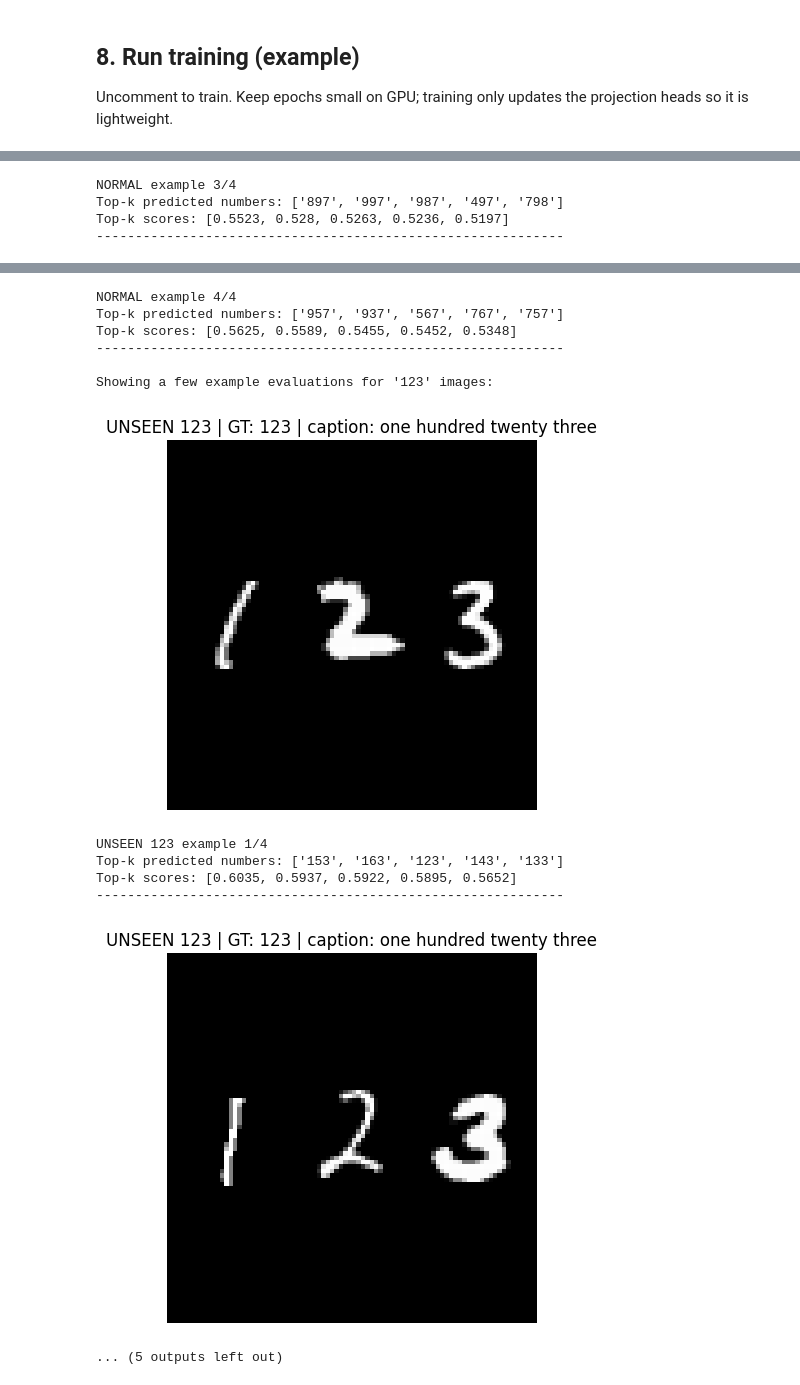
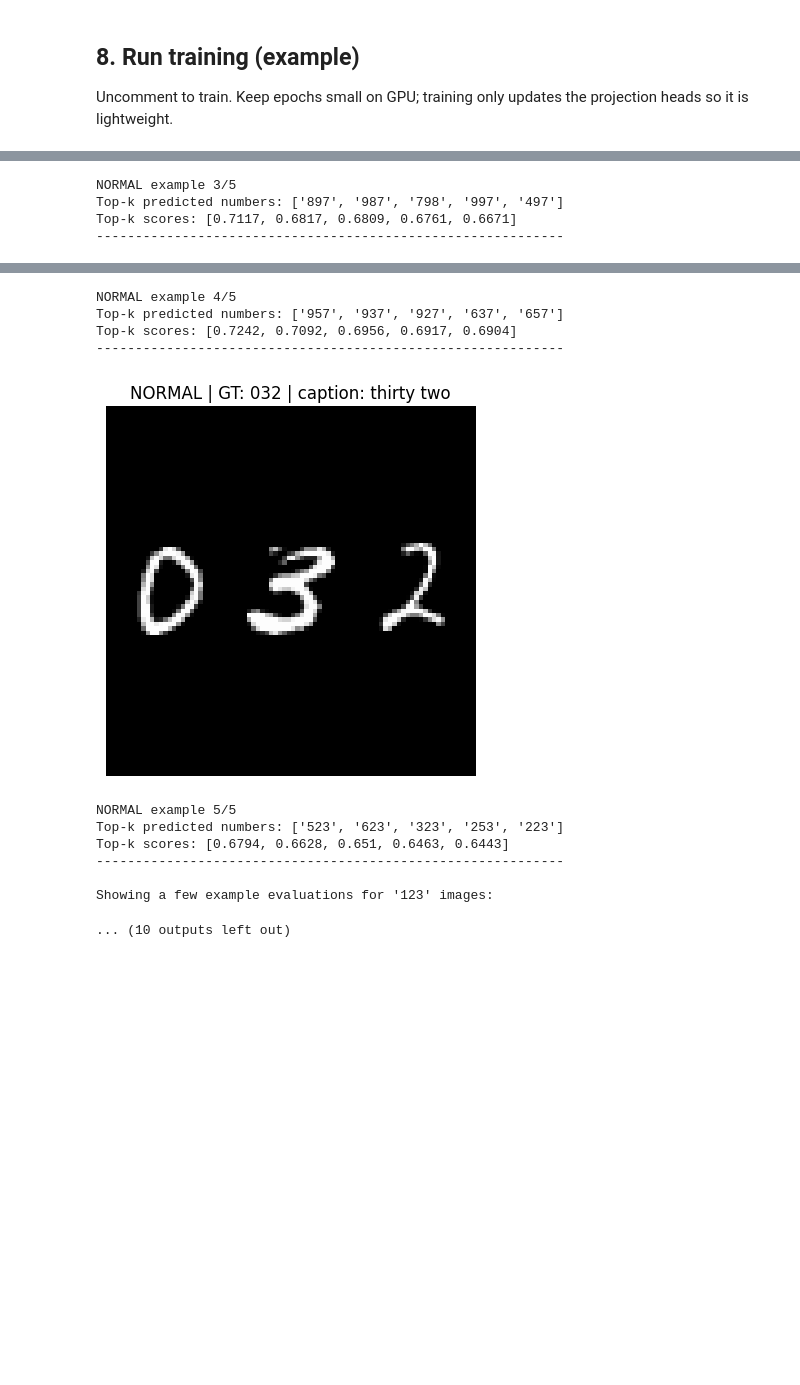
Before and after one commit to kkKaan/ceng501-deep-learning, a Jupyter notebook: hw3/hw3_colab.ipynb, the cells around one changed output, grey strips where cells are left out. Saved outputs shown, nothing was run; the diff lists cells and outputs as text; code cells hidden in the pictures; blank space fills up the shorter version.

```diff
--- a/hw3/hw3_colab.ipynb
+++ b/hw3/hw3_colab.ipynb
@@ -128,7 +128,7 @@ class ConcatMNIST(Dataset):
 ## 2. Dataloaders
 Configure training/validation lengths and batch sizes. Validation includes all numbers (123 too). Adjust lengths if you want larger experiments.
 # %%
-BATCH_SIZE = 256
+BATCH_SIZE = 64
 TRAIN_SAMPLES = 100000
 VAL_SAMPLES = 1000
 
@@ -194,7 +194,7 @@ class SigLipModel(nn.Module):
         # SigLIP learnable temperature and bias parameters, not explicitly mentioned in the pdf,
         # but I think we need to learn them as they are in the equation and what we saw
         self.t_prime = nn.Parameter(torch.tensor(math.log(10)))
-        self.bias = nn.Parameter(torch.tensor(10))  # negative bias helps early training
+        self.bias = nn.Parameter(torch.tensor(-10.0))  # negative bias helps early training
 
     ### a different way that I saw on the internet, seemed not working, I just used simpler one
     # def _preprocess_84_to_224(self, x84: torch.Tensor) -> torch.Tensor:
@@ -447,7 +447,7 @@ caption_embeds = caption_embeds.to(DEVICE)
 # Evaluate on normal test set (>=1000) against ALL 1000 captions (000..999)
 val_metrics = evaluate_dataset(model, val_loader, numbers, caption_embeds)
 
-# Evaluate on "123" images (unseen during training) against ALL 1000 captions
+# Evaluate on "123" images (unseen during training) against all 1000 captions
 metrics_123 = evaluate_123(model, numbers, caption_embeds, samples=VAL_SAMPLES)
 
 print("\n" + "=" * 60)
@@ -479,11 +479,11 @@ def show_examples_from_dataset(ds, title_prefix: str, n: int = 4, k: int = 5):
         print("-" * 60)
 
 print("\nShowing a few example evaluations from the NORMAL test set:")
-show_examples_from_dataset(val_ds, title_prefix="NORMAL", n=4, k=5)
+show_examples_from_dataset(val_ds, title_prefix="NORMAL", n=5, k=5)
 
-# Build a dataset for 123 examples (random MNIST instances) and show some predictions
+# Build a dataset for 123 examples (random concatanated MNIST instances) and show some predictions
 ds_123_examples = ConcatMNIST("data", split="test", length=50, exclude_123=False, force_number="123")
 
 print("\nShowing a few example evaluations for '123' images:")
-show_examples_from_dataset(ds_123_examples, title_prefix="UNSEEN 123", n=4, k=5)
+show_examples_from_dataset(ds_123_examples, title_prefix="UNSEEN 123", n=5, k=5)
 # %% [output]
@@ -517,20 +522,19 @@ Top-k scores: [0.5063, 0.4785, 0.4686, 0.467, 0.4653]
 [figure]
-NORMAL example 3/4
-Top-k predicted numbers: ['897', '997', '987', '497', '798']
-Top-k scores: [0.5523, 0.528, 0.5263, 0.5236, 0.5197]
-------------------------------------------------------------
+NORMAL example 3/5
+Top-k predicted numbers: ['897', '987', '798', '997', '497']
+Top-k scores: [0.7117, 0.6817, 0.6809, 0.6761, 0.6671]
+------------------------------------------------------------
 [figure]
-NORMAL example 4/4
-Top-k predicted numbers: ['957', '937', '567', '767', '757']
-Top-k scores: [0.5625, 0.5589, 0.5455, 0.5452, 0.5348]
-------------------------------------------------------------
-
-Showing a few example evaluations for '123' images:
+NORMAL example 4/5
+Top-k predicted numbers: ['957', '937', '927', '637', '657']
+Top-k scores: [0.7242, 0.7092, 0.6956, 0.6917, 0.6904]
+------------------------------------------------------------
-[figure, old version]
+[figure, new version]
-UNSEEN 123 example 1/4
-Top-k predicted numbers: ['153', '163', '123', '143', '133']
-Top-k scores: [0.6035, 0.5937, 0.5922, 0.5895, 0.5652]
-------------------------------------------------------------
-[figure, removed]
-... (5 outputs left out)
+NORMAL example 5/5
+Top-k predicted numbers: ['523', '623', '323', '253', '223']
+Top-k scores: [0.6794, 0.6628, 0.651, 0.6463, 0.6443]
+------------------------------------------------------------
+
+Showing a few example evaluations for '123' images:
+... (10 outputs left out)
 # %% [markdown]
```
Also changed, not shown: parts of 2 cells of this notebook.
